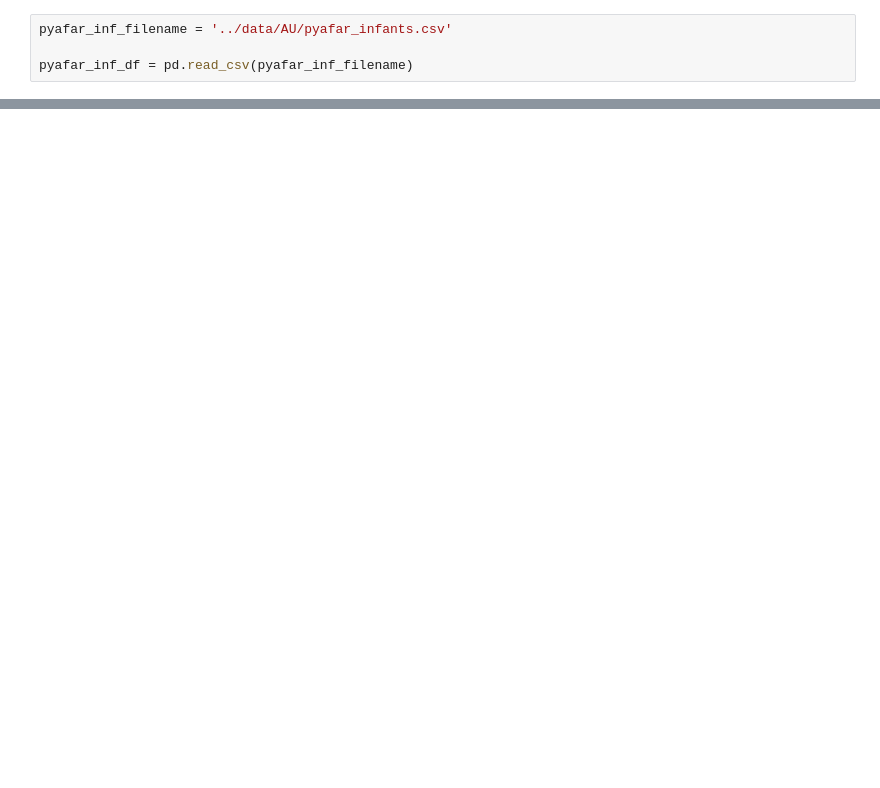
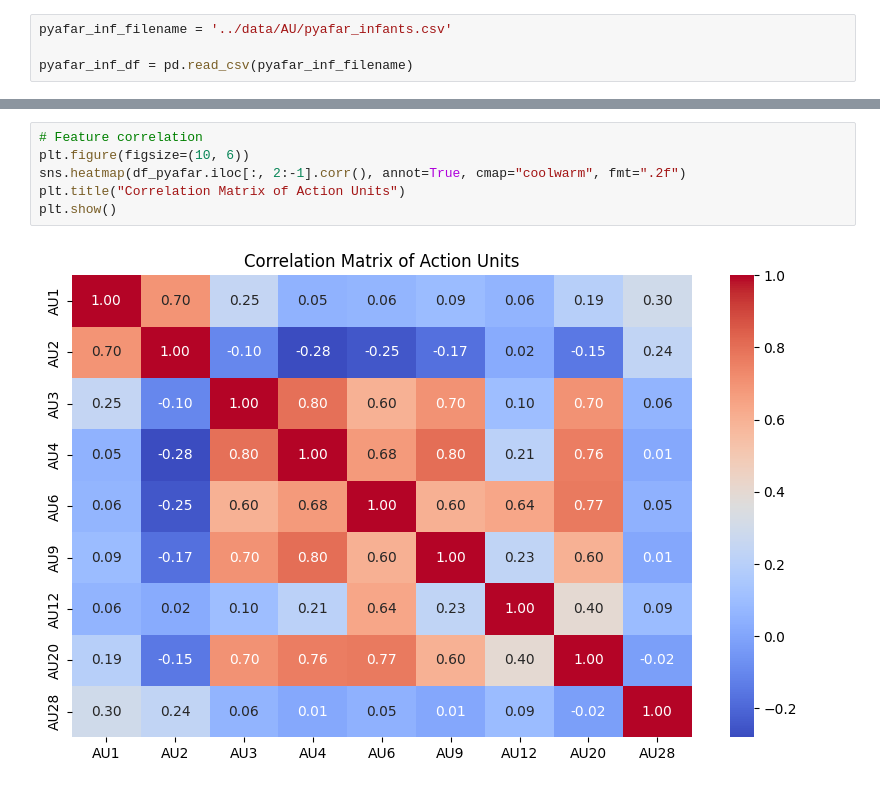
Before and after one commit to florentinafabregas/affect-recognition-infants, a Jupyter notebook: notebooks/main.ipynb, the cells around one changed output, grey strips where cells are left out. Drawn from its saved outputs; the diff is of its cells as text; blank space fills up the shorter version.

```diff
--- a/notebooks/main.ipynb
+++ b/notebooks/main.ipynb
@@ -44,0 +114,8 @@ plt.show()
+# %%
+# Feature correlation
+plt.figure(figsize=(10, 6))
+sns.heatmap(df_pyafar.iloc[:, 2:-1].corr(), annot=True, cmap="coolwarm", fmt=".2f")
+plt.title("Correlation Matrix of Action Units")
+plt.show()
+# %% [output]
+[figure, added]
```
Also changed, not shown: parts of 12 cells of this notebook, 2 other files.
